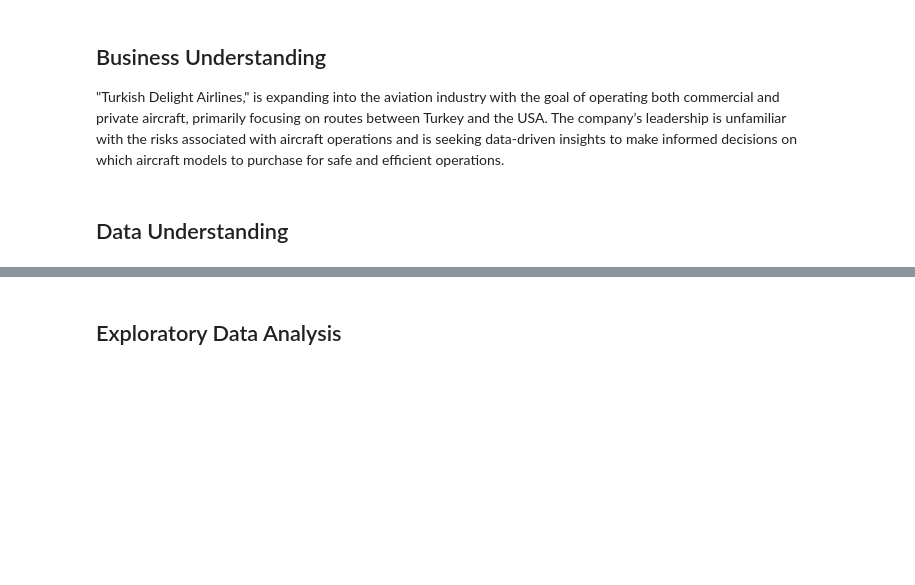
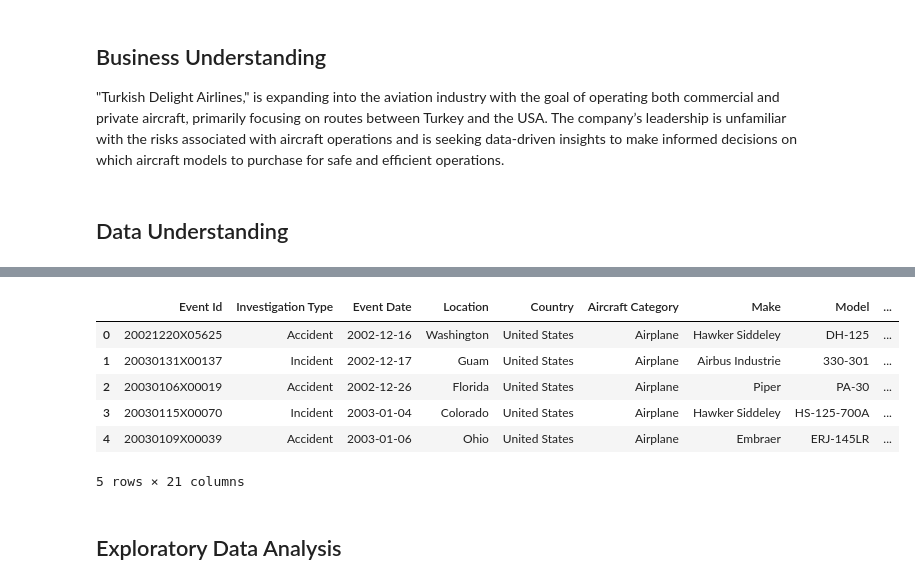
Before and after one commit to orcuncanlilar/aircraft-selection-strategy, a Jupyter notebook: aircraft_selection_strategy.ipynb, the cells around one changed output, grey strips where cells are left out. Cells and saved outputs as stored; diff of their text form; code cells hidden in the pictures; blank space fills up the shorter version.

```diff
--- a/aircraft_selection_strategy.ipynb
+++ b/aircraft_selection_strategy.ipynb
@@ -126,7 +155,14 @@ aviation_data = merged_df.drop(columns=['Reason of the Accident', 'temp_index'])
 # %%
-# Update the Category column
-aviation_data['Category'] = aviation_data.apply(
-    lambda row: row['Report Status'] if row['Report Status'] == 'Probable Cause' else row['Category'],
+merged_df['Category'] = merged_df.apply(
+    lambda row: row['Report Status_category'] if row['Report Status_category'] == 'Probable Cause' else row['Category'],
     axis=1
 )
-aviation_data.drop(columns=['Report Status'], inplace=True)
+merged_df.head()
+# %% [output]
+|  | Event Id | Investigation Type | Event Date | Location | Country | Aircraft Category | Make | Model | ... |
+| 0 | 20021220X05625 | Accident | 2002-12-16 | Washington | United States | Airplane | Hawker Siddeley | DH-125 | ... |
+| 1 | 20030131X00137 | Incident | 2002-12-17 | Guam | United States | Airplane | Airbus Industrie | 330-301 | ... |
+| 2 | 20030106X00019 | Accident | 2002-12-26 | Florida | United States | Airplane | Piper | PA-30 | ... |
+| 3 | 20030115X00070 | Incident | 2003-01-04 | Colorado | United States | Airplane | Hawker Siddeley | HS-125-700A | ... |
+| 4 | 20030109X00039 | Accident | 2003-01-06 | Ohio | United States | Airplane | Embraer | ERJ-145LR | ... |
+5 rows × 21 columns
```
Also changed, not shown: parts of 18 cells of this notebook, 1 other file.
